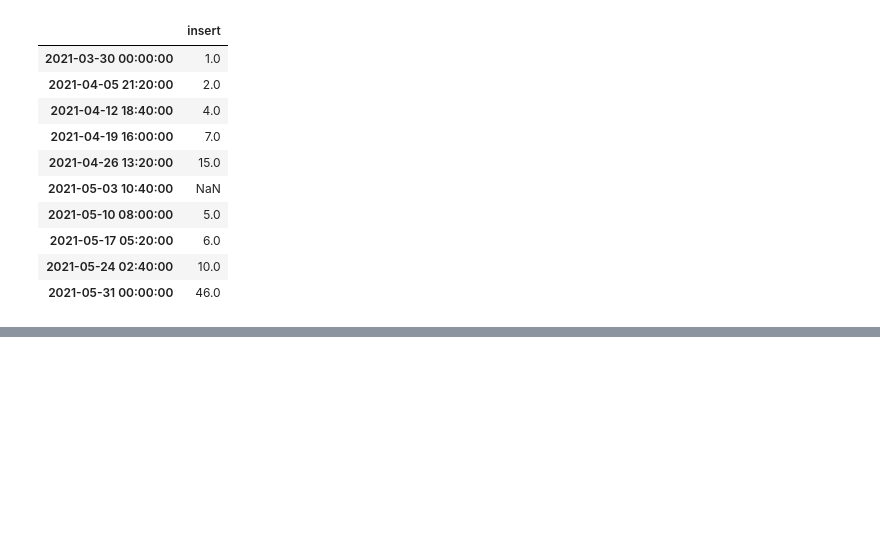
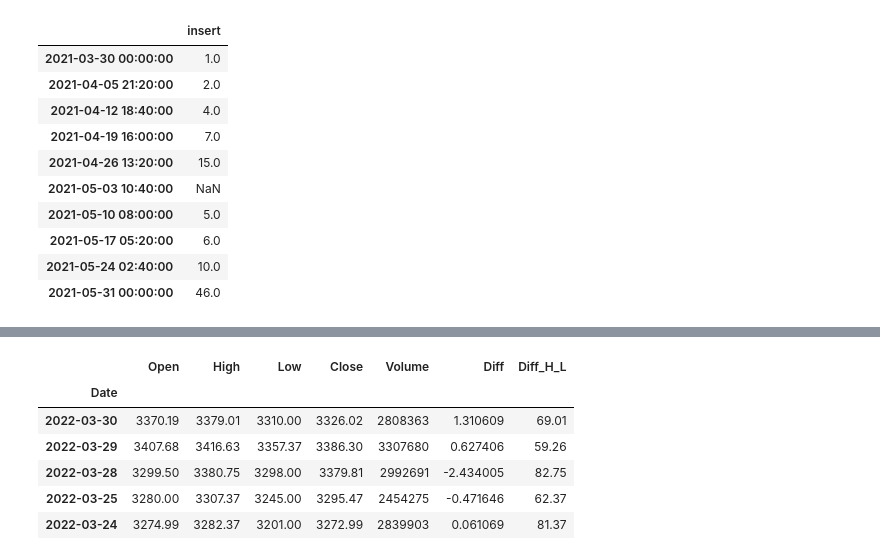
Before and after one commit to jdre1/Machine-Learning-Bootcamp, a Jupyter notebook: supervised/01_basic/extracting_featurtes.ipynb, the cells around one changed output, grey strips where cells are left out. Saved outputs shown, nothing was run; the diff lists cells and outputs as text; code cells hidden in the pictures; blank space fills up the shorter version.

```diff
--- a/supervised/01_basic/extracting_featurtes.ipynb
+++ b/supervised/01_basic/extracting_featurtes.ipynb
@@ -120,0 +167,10 @@ _ = df_aw_1['insert'].fillna(method='bfill').plot(grid=True, color='green')
+# %%
+df_raw.head()
+# %% [output]
+|  | Open | High | Low | Close | Volume | Diff | Diff_H_L |
+| Date |  |  |  |  |  |  |  |
+| 2022-03-30 | 3370.19 | 3379.01 | 3310.00 | 3326.02 | 2808363 | 1.310609 | 69.01 |
+| 2022-03-29 | 3407.68 | 3416.63 | 3357.37 | 3386.30 | 3307680 | 0.627406 | 59.26 |
+| 2022-03-28 | 3299.50 | 3380.75 | 3298.00 | 3379.81 | 2992691 | -2.434005 | 82.75 |
+| 2022-03-25 | 3280.00 | 3307.37 | 3245.00 | 3295.47 | 2454275 | -0.471646 | 62.37 |
+| 2022-03-24 | 3274.99 | 3282.37 | 3201.00 | 3272.99 | 2839903 | 0.061069 | 81.37 |
```
Also changed, not shown: parts of 13 cells of this notebook.
